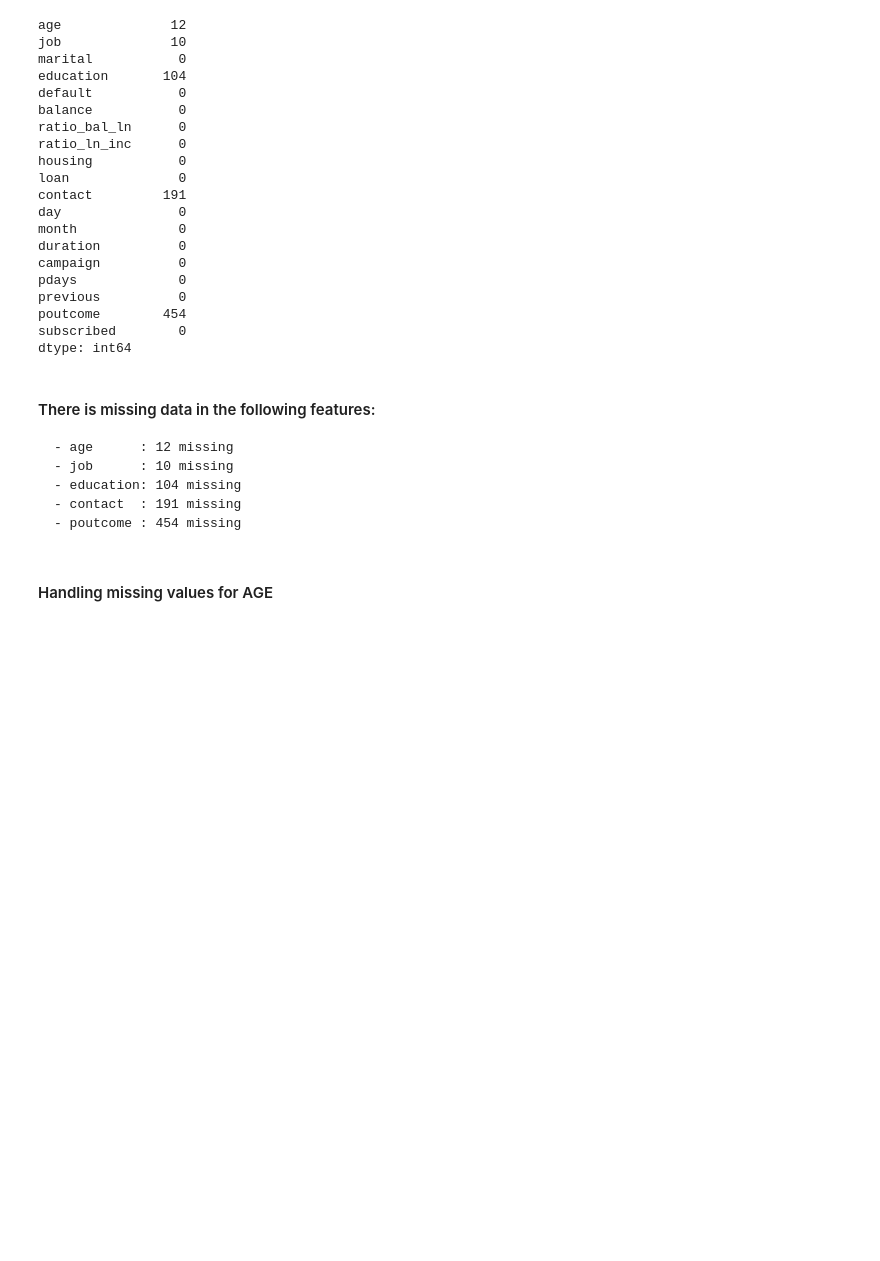
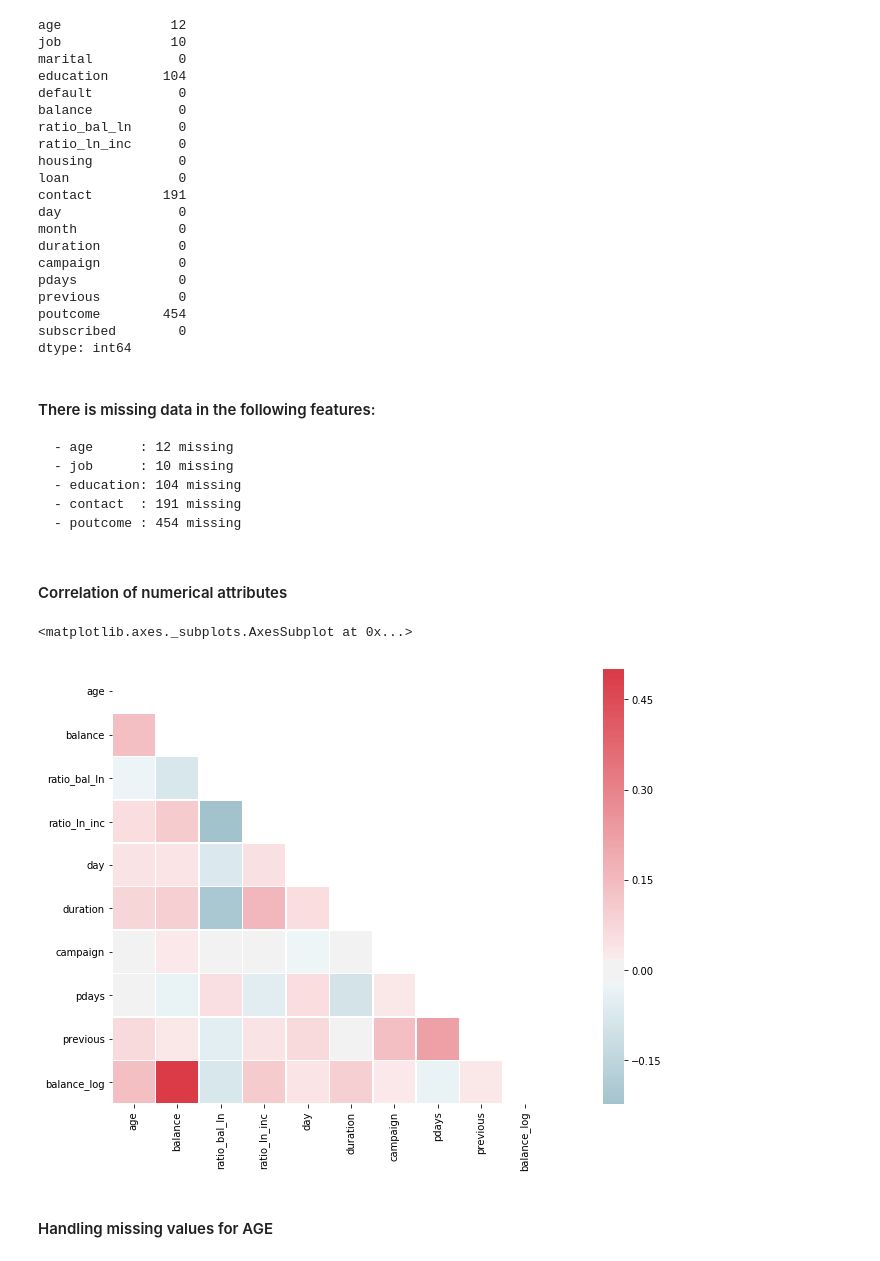
Before and after one commit to vipulpopat/MSCAI_Sem1_Etivity2, a Jupyter notebook: Etivity2_18195067.ipynb, the cells around one changed output. Cells and saved outputs as stored; diff of their text form; code cells hidden in the pictures; blank space fills up the shorter version.

```diff
--- a/Etivity2_18195067.ipynb
+++ b/Etivity2_18195067.ipynb
@@ -85,6 +85,26 @@ dtype: int64
     - education: 104 missing
     - contact  : 191 missing
     - poutcome : 454 missing
+# %% [markdown]
+#### Correlation of numerical attributes
+# %%
+f, ax = plt.subplots(figsize=(20, 8))
+
+# Compute the correlation matrix
+#(https://seaborn.pydata.org/examples/many_pairwise_correlations.html)
+corr = df.corr()
+
+# Generate a mask for the upper triangle
+mask=np.zeros_like(corr, dtype=np.bool)
+mask[np.triu_indices_from(mask)] = True
+
+# Generate a custom diverging colormap
+cmap = sns.diverging_palette(220, 10, as_cmap=True)
+
+sns.heatmap(corr, mask=mask, cmap=cmap, vmax=0.5, center=0, square=True, linewidths=.5)
+# %% [output]
+<matplotlib.axes._subplots.AxesSubplot at 0x...>
+[figure, added]
 # %% [markdown]
 #### Handling missing values for AGE
 # %%
```
